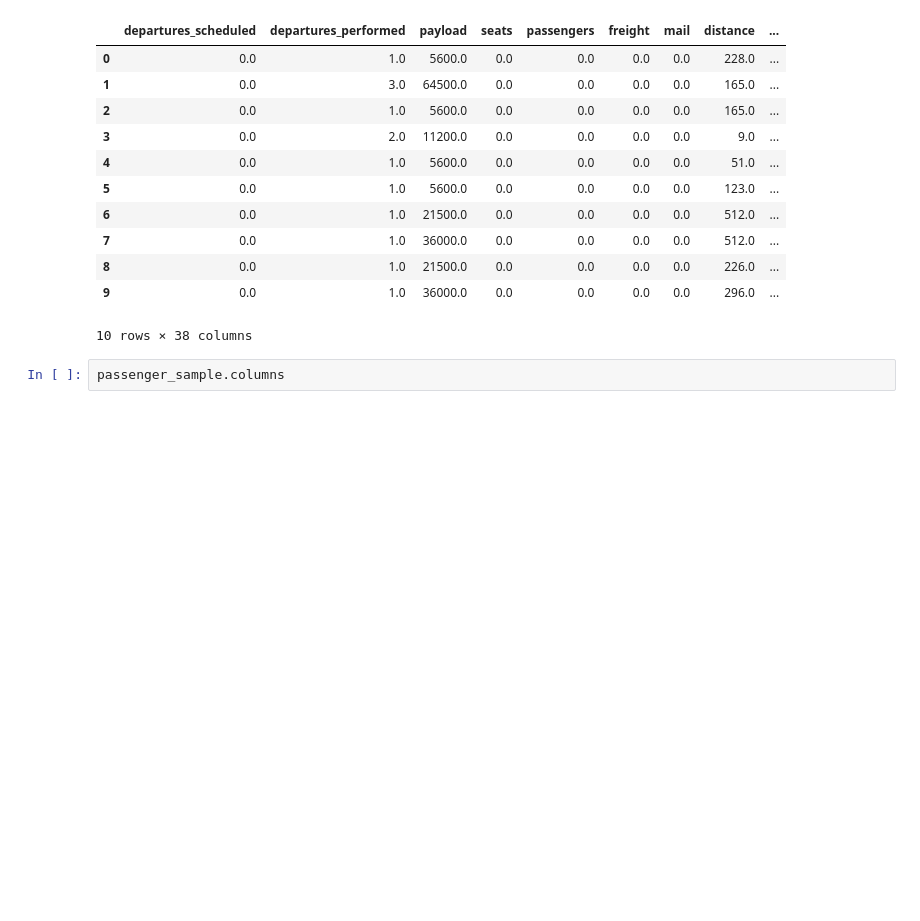
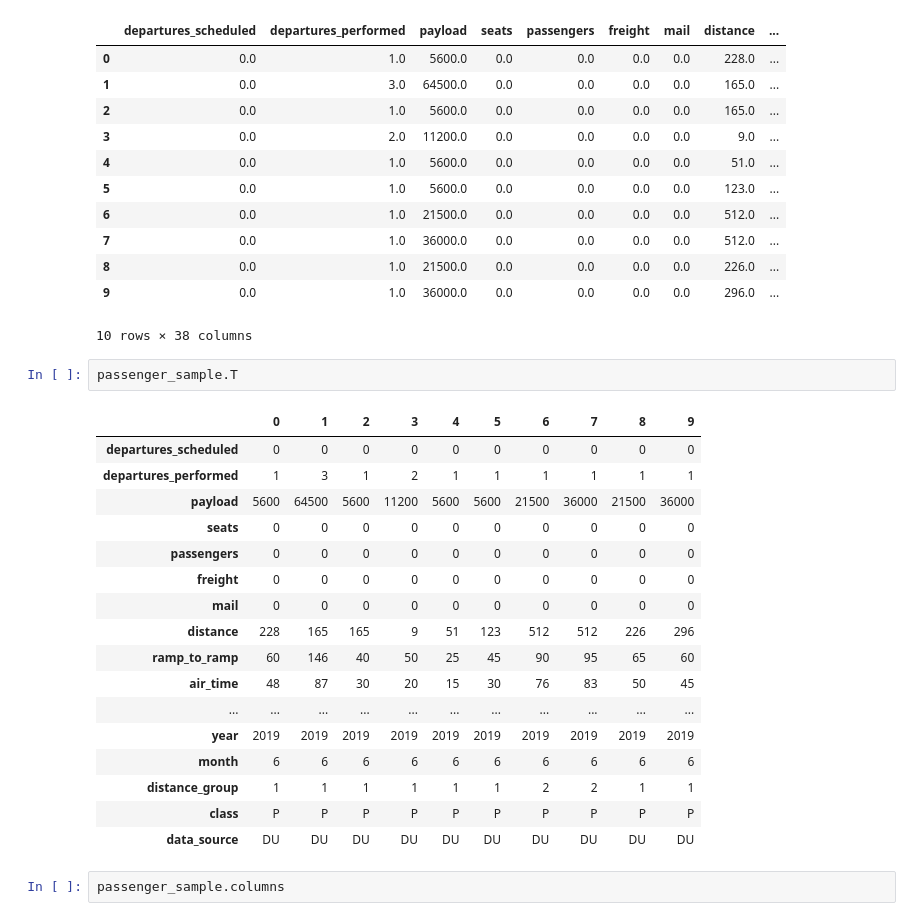
Before and after one commit to GailB-ca/lighthouse-mid-term-project, a Jupyter notebook: db_connection.ipynb, the cells around one changed output. Drawn from its saved outputs; the diff is of its cells as text; blank space fills up the shorter version.

Commit message:
Created passengers dataframe

```diff
--- a/db_connection.ipynb
+++ b/db_connection.ipynb
@@ -47,6 +47,26 @@ passenger_sample
 | 8 | 0.0 | 1.0 | 21500.0 | 0.0 | 0.0 | 0.0 | 0.0 | 226.0 | ... |
 | 9 | 0.0 | 1.0 | 36000.0 | 0.0 | 0.0 | 0.0 | 0.0 | 296.0 | ... |
 10 rows × 38 columns
+# %%
+passenger_sample.T
+# %% [output]
+|  | 0 | 1 | 2 | 3 | 4 | 5 | 6 | 7 | 8 | 9 |
+| departures_scheduled | 0 | 0 | 0 | 0 | 0 | 0 | 0 | 0 | 0 | 0 |
+| departures_performed | 1 | 3 | 1 | 2 | 1 | 1 | 1 | 1 | 1 | 1 |
+| payload | 5600 | 64500 | 5600 | 11200 | 5600 | 5600 | 21500 | 36000 | 21500 | 36000 |
+| seats | 0 | 0 | 0 | 0 | 0 | 0 | 0 | 0 | 0 | 0 |
+| passengers | 0 | 0 | 0 | 0 | 0 | 0 | 0 | 0 | 0 | 0 |
+| freight | 0 | 0 | 0 | 0 | 0 | 0 | 0 | 0 | 0 | 0 |
+| mail | 0 | 0 | 0 | 0 | 0 | 0 | 0 | 0 | 0 | 0 |
+| distance | 228 | 165 | 165 | 9 | 51 | 123 | 512 | 512 | 226 | 296 |
+| ramp_to_ramp | 60 | 146 | 40 | 50 | 25 | 45 | 90 | 95 | 65 | 60 |
+| air_time | 48 | 87 | 30 | 20 | 15 | 30 | 76 | 83 | 50 | 45 |
+| ... | ... | ... | ... | ... | ... | ... | ... | ... | ... | ... |
+| year | 2019 | 2019 | 2019 | 2019 | 2019 | 2019 | 2019 | 2019 | 2019 | 2019 |
+| month | 6 | 6 | 6 | 6 | 6 | 6 | 6 | 6 | 6 | 6 |
+| distance_group | 1 | 1 | 1 | 1 | 1 | 1 | 2 | 2 | 1 | 1 |
+| class | P | P | P | P | P | P | P | P | P | P |
+| data_source | DU | DU | DU | DU | DU | DU | DU | DU | DU | DU |
 # %%
 passenger_sample.columns
 # %% [output]
```
Also changed, not shown: 2 other files.
